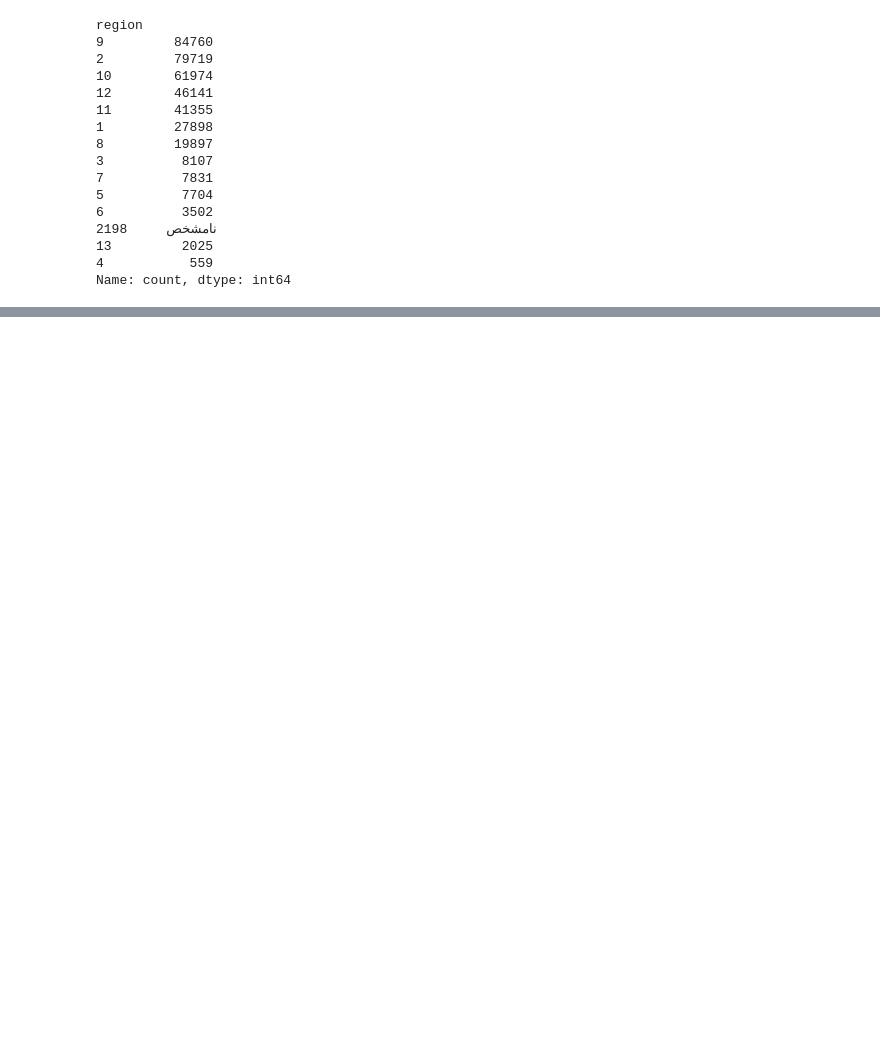
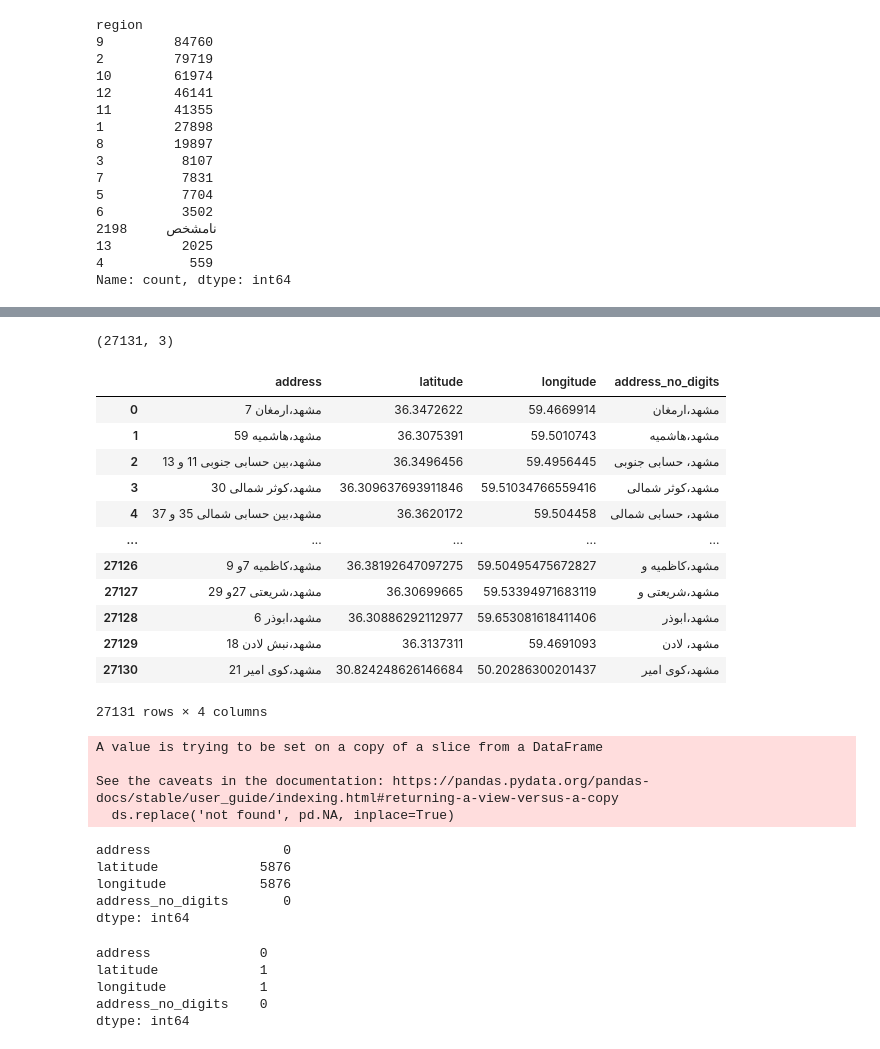
Before and after one commit to mostafamhmdi/bachelor-final-project, a Jupyter notebook: Codes/clean.ipynb, the cells around one changed output, grey strips where cells are left out. Saved outputs shown, nothing was run; the diff lists cells and outputs as text; code cells hidden in the pictures; blank space fills up the shorter version.

```diff
--- a/Codes/clean.ipynb
+++ b/Codes/clean.ipynb
@@ -256,0 +573,54 @@ Name: count, dtype: int64
+# %%
+dh.shape
+# %% [output]
+(27131, 3)
+# %%
+dh
+# %% [output]
+|  | address | latitude | longitude | address_no_digits |
+| 0 | مشهد،ارمغان 7 | 36.3472622 | 59.4669914 | مشهد،ارمغان |
+| 1 | مشهد،هاشمیه 59 | 36.3075391 | 59.5010743 | مشهد،هاشمیه |
+| 2 | مشهد،بین حسابی جنوبی 11 و 13 | 36.3496456 | 59.4956445 | مشهد، حسابی جنوبی |
+| 3 | مشهد،کوثر شمالی 30 | 36.309637693911846 | 59.51034766559416 | مشهد،کوثر شمالی |
+| 4 | مشهد،بین حسابی شمالی 35 و 37 | 36.3620172 | 59.504458 | مشهد، حسابی شمالی |
+| ... | ... | ... | ... | ... |
+| 27126 | مشهد،کاظمیه 7و 9 | 36.38192647097275 | 59.50495475672827 | مشهد،کاظمیه و |
+| 27127 | مشهد،شریعتی 27و 29 | 36.30699665 | 59.53394971683119 | مشهد،شریعتی و |
+| 27128 | مشهد،ابوذر 6 | 36.30886292112977 | 59.653081618411406 | مشهد،ابوذر |
+| 27129 | مشهد،نبش لادن 18 | 36.3137311 | 59.4691093 | مشهد، لادن |
+| 27130 | مشهد،کوی امیر 21 | 30.824248626146684 | 50.20286300201437 | مشهد،کوی امیر |
+27131 rows × 4 columns
+# %%
+from sklearn.feature_extraction.text import TfidfVectorizer
+from sklearn.metrics.pairwise import cosine_similarity
+import pandas as pd
+import numpy as np
+
+
+
+# Replace 'not found' with NaN for easier processing
+ds.replace('not found', pd.NA, inplace=True)
+
+# Select rows with missing lat/long in df1
+missing_rows = ds[ds['latitude'].isna() | ds['longitude'].isna()]
+
+# Vectorize addresses using TF-IDF
+vectorizer = TfidfVectorizer().fit(dh['address_no_digits'])
+df1_vectors = vectorizer.transform(missing_rows['address_no_digits'])
+df2_vectors = vectorizer.transform(dh['address_no_digits'])
+
+# Calculate cosine similarity
+similarity_matrix = cosine_similarity(df1_vectors, df2_vectors)
+
+# Find the most similar address in df2 for each missing address in df1
+for i, index in enumerate(missing_rows.index):
+    # Get the index of the most similar address
+    most_similar_idx = np.argmax(similarity_matrix[i])
+    # Get the corresponding lat and long from df2
+    ds.at[index, 'latitude'] = dh.iloc[most_similar_idx]['latitude']
+    ds.at[index, 'longitude'] = dh.iloc[most_similar_idx]['longitude']
+# %% [output]
+A value is trying to be set on a copy of a slice from a DataFrame
+
+See the caveats in the documentation: https://pandas.pydata.org/pandas-docs/stable/user_guide/indexing.html#returning-a-view-versus-a-copy
+  ds.replace('not found', pd.NA, inplace=True)
@@ -256,0 +629,16 @@ Name: count, dtype: int64
+# %%
+dh.isna().sum()
+# %% [output]
+address                 0
+latitude             5876
+longitude            5876
+address_no_digits       0
+dtype: int64
+# %%
+dh.isna().sum()
+# %% [output]
+address              0
+latitude             1
+longitude            1
+address_no_digits    0
+dtype: int64
```
Also changed, not shown: parts of 45 cells of this notebook, 1 other file.
